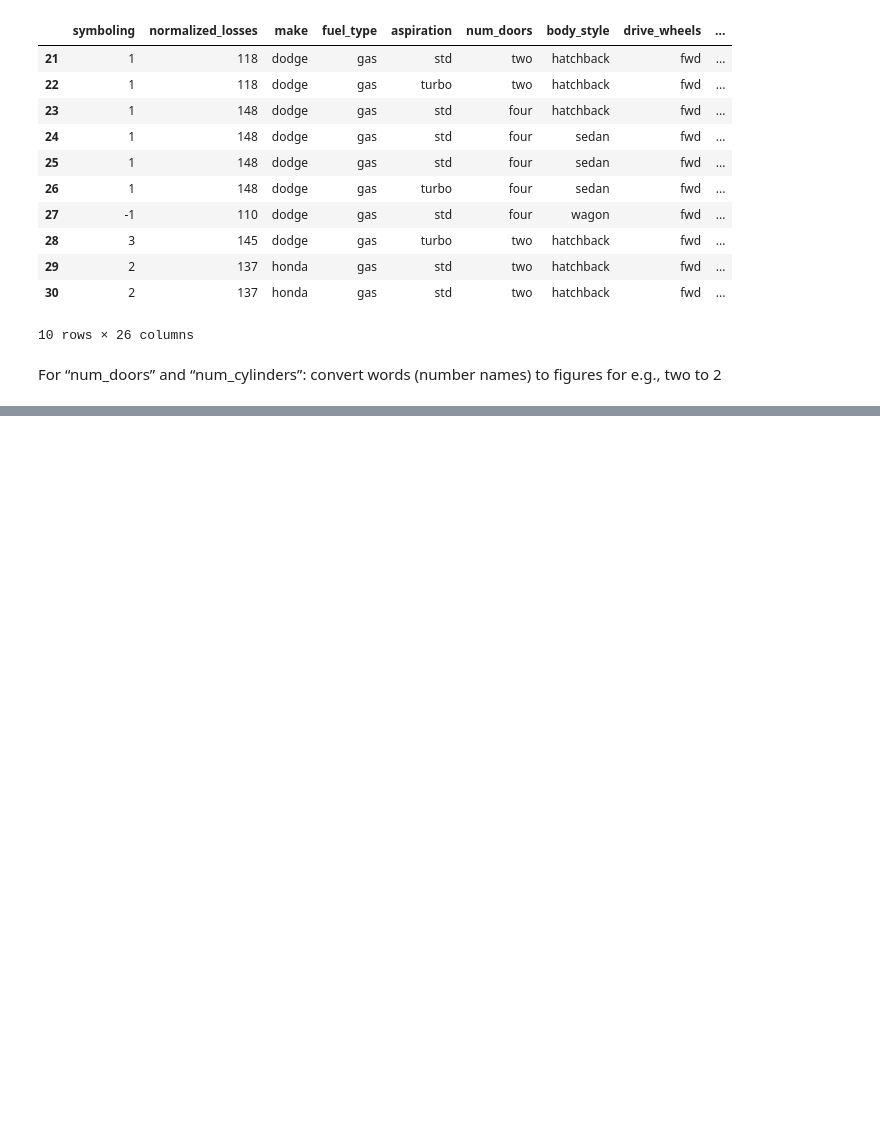
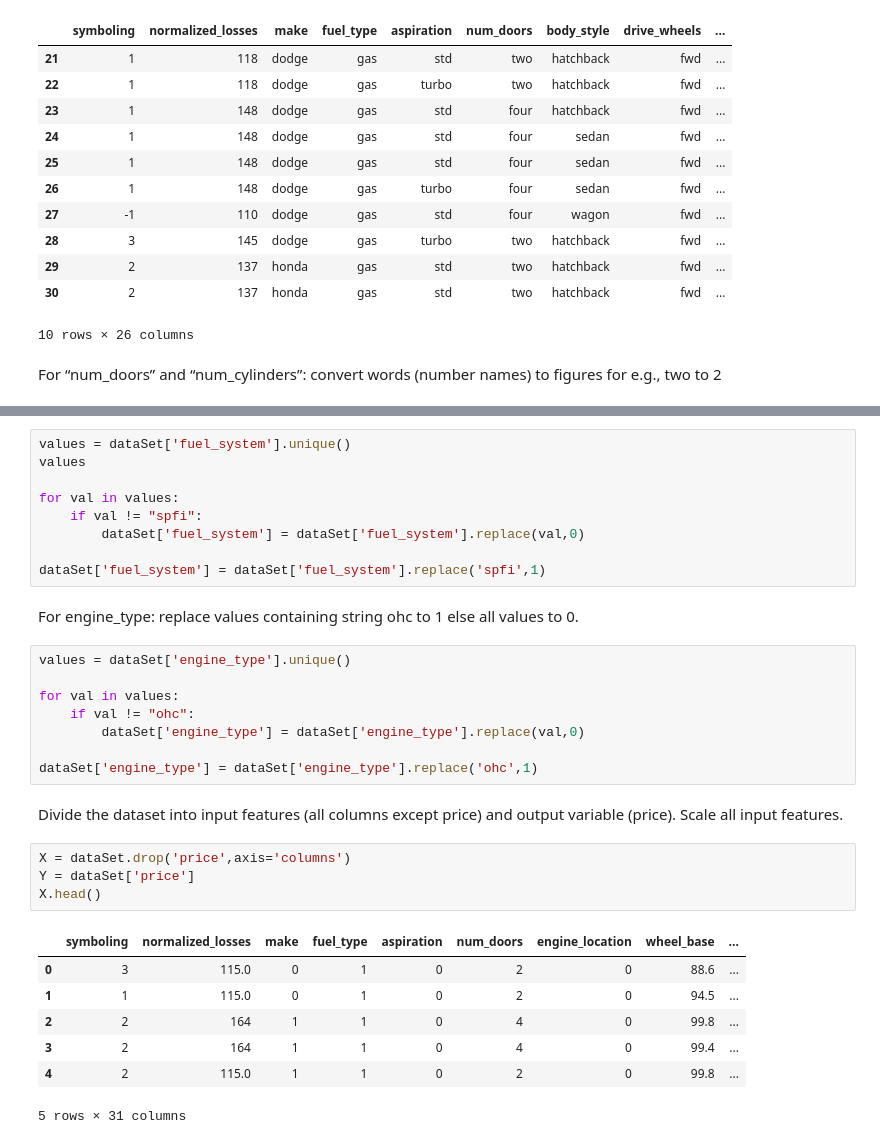
Before and after one commit to Mukul-Jindal/College-Labs, a Jupyter notebook: Machine Learning/Assignment 3/LAB 3 Q3.ipynb, the cells around one changed output, grey strips where cells are left out. Drawn from its saved outputs; the diff is of its cells as text; blank space fills up the shorter version.

```diff
--- a/Machine Learning/Assignment 3/LAB 3 Q3.ipynb
+++ b/Machine Learning/Assignment 3/LAB 3 Q3.ipynb
@@ -125,0 +177,34 @@ dataSet.head()
+# %%
+values = dataSet['fuel_system'].unique()
+values
+
+for val in values:
+    if val != "spfi":
+        dataSet['fuel_system'] = dataSet['fuel_system'].replace(val,0)
+
+dataSet['fuel_system'] = dataSet['fuel_system'].replace('spfi',1)
+# %% [markdown]
+For engine_type: replace values containing string ohc to 1 else all values to 0.
+# %%
+values = dataSet['engine_type'].unique()
+
+for val in values:
+    if val != "ohc":
+        dataSet['engine_type'] = dataSet['engine_type'].replace(val,0)
+
+dataSet['engine_type'] = dataSet['engine_type'].replace('ohc',1)
+# %% [markdown]
+Divide the dataset into input features (all columns except price) and output variable
+(price). Scale all input features.
+# %%
+X = dataSet.drop('price',axis='columns')
+Y = dataSet['price']
+X.head()
+# %% [output]
+|  | symboling | normalized_losses | make | fuel_type | aspiration | num_doors | engine_location | wheel_base | ... |
+| 0 | 3 | 115.0 | 0 | 1 | 0 | 2 | 0 | 88.6 | ... |
+| 1 | 1 | 115.0 | 0 | 1 | 0 | 2 | 0 | 94.5 | ... |
+| 2 | 2 | 164 | 1 | 1 | 0 | 4 | 0 | 99.8 | ... |
+| 3 | 2 | 164 | 1 | 1 | 0 | 4 | 0 | 99.4 | ... |
+| 4 | 2 | 115.0 | 1 | 1 | 0 | 2 | 0 | 99.8 | ... |
+5 rows × 31 columns
```
Also changed, not shown: parts of 23 cells of this notebook.
